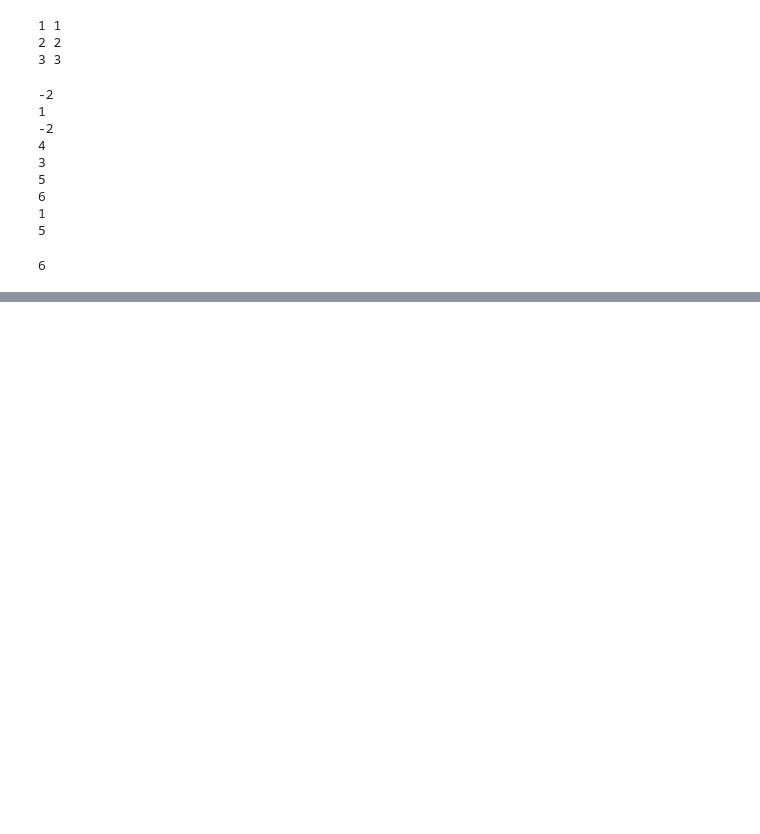
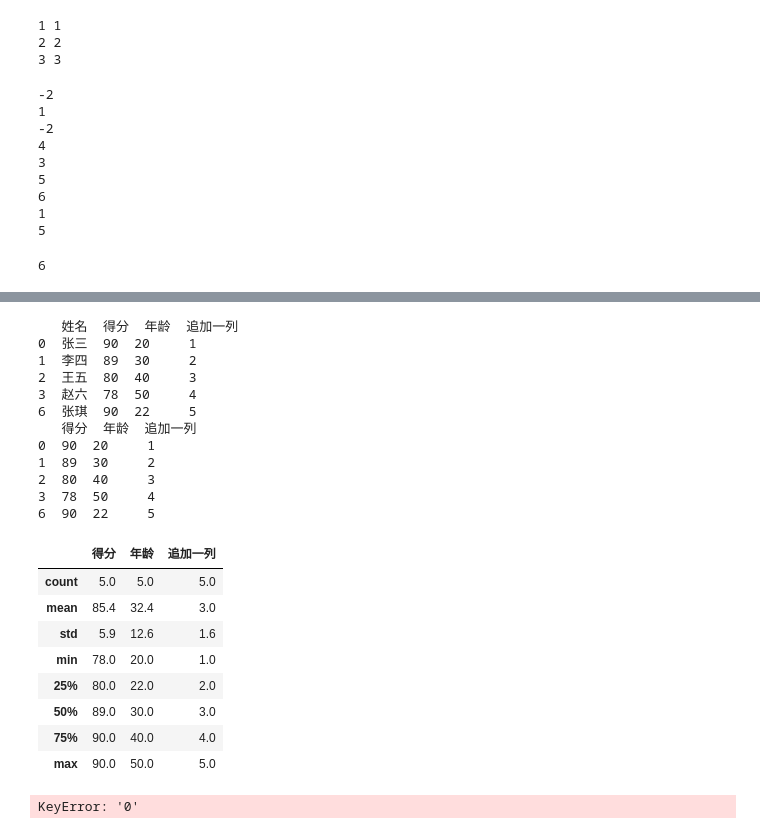
Before and after one commit to ellis-s/llm-engineering-lab, a Jupyter notebook: 01-python-backend/00-python-engineering/demo04_pandas.ipynb, the cells around one changed output, grey strips where cells are left out. Drawn from its saved outputs; the diff is of its cells as text; code cells hidden in the pictures; blank space fills up the shorter version.

```diff
--- a/01-python-backend/00-python-engineering/practice04_pandas.ipynb
+++ b/01-python-backend/00-python-engineering/demo04_pandas.ipynb
@@ -550,0 +605,65 @@ maxSubArray([-2, 1, -3, 4, -1, 2, 1, -5, 4])
+# %%
+import pandas as pd
+
+df = pd.DataFrame(
+    {
+        "姓名": ["张三", "李四", "王五", "赵六"],
+        "得分": [90, 89, 80, 78],
+    }
+)
+
+
+df.insert(loc=2, column="年龄", value=[20,30,40, 50], allow_duplicates=True)
+
+
+df['追加一列'] = [1,2,3,4]
+
+
+df.loc[6] = ['张琪', 90, 22, 5]
+print(df)
+
+new_df = df.drop('姓名', axis=1)
+print(new_df)
+
+new_df.describe().round(1)
+# %% [output]
+   姓名  得分  年龄  追加一列
+0  张三  90  20     1
+1  李四  89  30     2
+2  王五  80  40     3
+3  赵六  78  50     4
+6  张琪  90  22     5
+   得分  年龄  追加一列
+0  90  20     1
+1  89  30     2
+2  80  40     3
+3  78  50     4
+6  90  22     5
+|  | 得分 | 年龄 | 追加一列 |
+| count | 5.0 | 5.0 | 5.0 |
+| mean | 85.4 | 32.4 | 3.0 |
+| std | 5.9 | 12.6 | 1.6 |
+| min | 78.0 | 20.0 | 1.0 |
+| 25% | 80.0 | 22.0 | 2.0 |
+| 50% | 89.0 | 30.0 | 3.0 |
+| 75% | 90.0 | 40.0 | 4.0 |
+| max | 90.0 | 50.0 | 5.0 |
+# %%
+# 索引
+import pandas as pd
+
+df = pd.DataFrame(
+    {
+        "姓名": ["张三", "李四", "王五", "赵六"],
+        "得分": [90, 89, 80, 78],
+    }
+)
+
+
+# 三种索引方式：
+
+# 1. df[列名]
+# 2. df.loc[行名, 列名]
+# 3. df.iloc[行位置，列位置]
+# %% [output]
+KeyError: '0'
```
Also changed, not shown: parts of 3 cells of this notebook, 18 other files.
